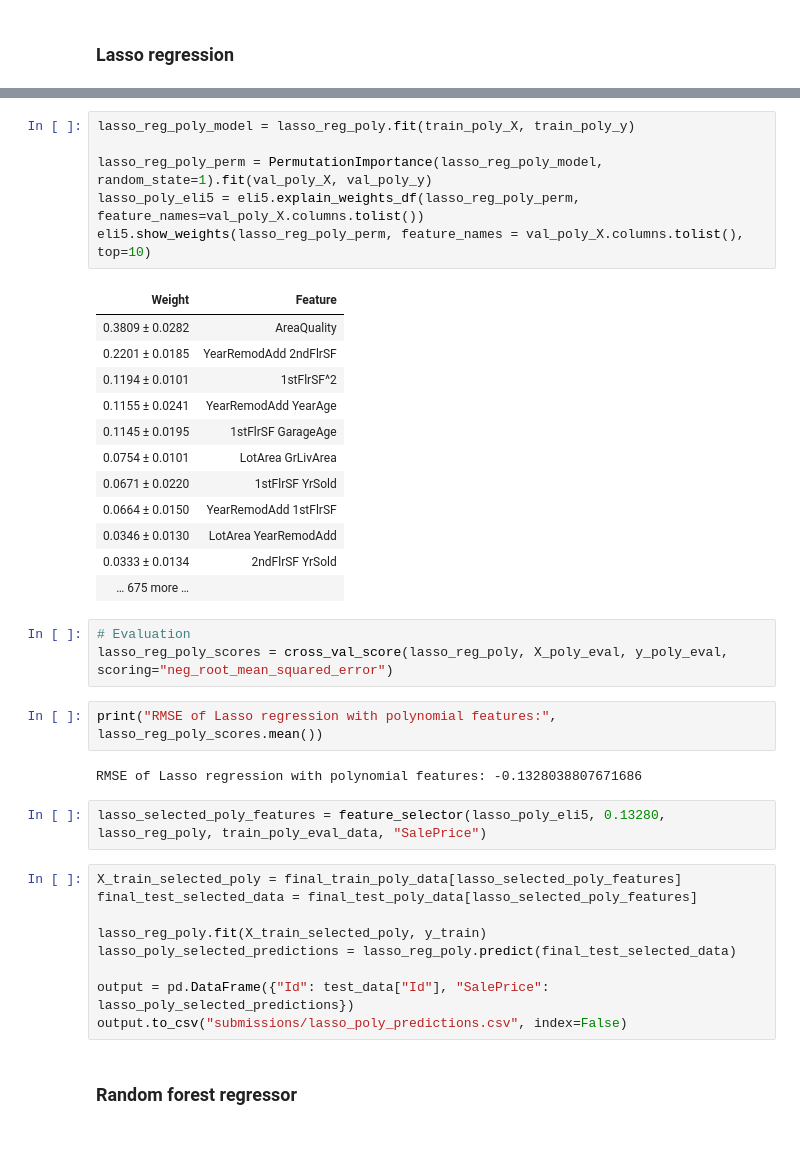
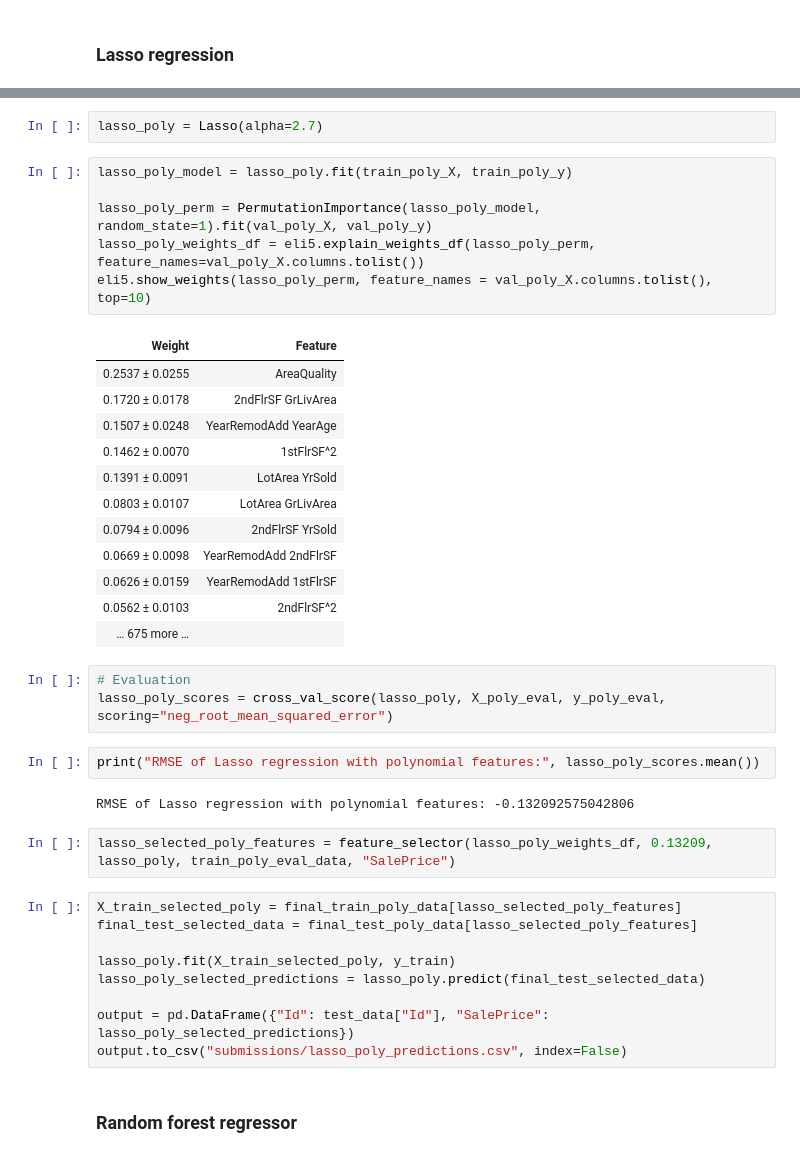
Before and after one commit to Gedas-LT/kaggle-ames-house-prices, a Jupyter notebook: predictions.ipynb, the cells around one changed output, grey strips where cells are left out. Saved outputs shown, nothing was run; the diff lists cells and outputs as text.

```diff
--- a/predictions.ipynb
+++ b/predictions.ipynb
@@ -839,37 +796,39 @@ lasso_reg_poly = Lasso(alpha=6)
+# %%
+lasso_poly = Lasso(alpha=2.7)
 # %%
-lasso_reg_poly_model = lasso_reg_poly.fit(train_poly_X, train_poly_y)
+lasso_poly_model = lasso_poly.fit(train_poly_X, train_poly_y)
 
-lasso_reg_poly_perm = PermutationImportance(lasso_reg_poly_model, random_state=1).fit(val_poly_X, val_poly_y)
-lasso_poly_eli5 = eli5.explain_weights_df(lasso_reg_poly_perm, feature_names=val_poly_X.columns.tolist())
-eli5.show_weights(lasso_reg_poly_perm, feature_names = val_poly_X.columns.tolist(), top=10)
+lasso_poly_perm = PermutationImportance(lasso_poly_model, random_state=1).fit(val_poly_X, val_poly_y)
+lasso_poly_weights_df = eli5.explain_weights_df(lasso_poly_perm, feature_names=val_poly_X.columns.tolist())
+eli5.show_weights(lasso_poly_perm, feature_names = val_poly_X.columns.tolist(), top=10)
 # %% [output]
 | Weight | Feature |
-| 0.3809 ± 0.0282 | AreaQuality |
-| 0.2201 ± 0.0185 | YearRemodAdd 2ndFlrSF |
-| 0.1194 ± 0.0101 | 1stFlrSF^2 |
-| 0.1155 ± 0.0241 | YearRemodAdd YearAge |
-| 0.1145 ± 0.0195 | 1stFlrSF GarageAge |
-| 0.0754 ± 0.0101 | LotArea GrLivArea |
-| 0.0671 ± 0.0220 | 1stFlrSF YrSold |
-| 0.0664 ± 0.0150 | YearRemodAdd 1stFlrSF |
-| 0.0346 ± 0.0130 | LotArea YearRemodAdd |
-| 0.0333 ± 0.0134 | 2ndFlrSF YrSold |
+| 0.2537 ± 0.0255 | AreaQuality |
+| 0.1720 ± 0.0178 | 2ndFlrSF GrLivArea |
+| 0.1507 ± 0.0248 | YearRemodAdd YearAge |
+| 0.1462 ± 0.0070 | 1stFlrSF^2 |
+| 0.1391 ± 0.0091 | LotArea YrSold |
+| 0.0803 ± 0.0107 | LotArea GrLivArea |
+| 0.0794 ± 0.0096 | 2ndFlrSF YrSold |
+| 0.0669 ± 0.0098 | YearRemodAdd 2ndFlrSF |
+| 0.0626 ± 0.0159 | YearRemodAdd 1stFlrSF |
+| 0.0562 ± 0.0103 | 2ndFlrSF^2 |
 | … 675 more … |  |
 # %%
 # Evaluation
-lasso_reg_poly_scores = cross_val_score(lasso_reg_poly, X_poly_eval, y_poly_eval, scoring="neg_root_mean_squared_error")
+lasso_poly_scores = cross_val_score(lasso_poly, X_poly_eval, y_poly_eval, scoring="neg_root_mean_squared_error")
 # %%
-print("RMSE of Lasso regression with polynomial features:", lasso_reg_poly_scores.mean())
+print("RMSE of Lasso regression with polynomial features:", lasso_poly_scores.mean())
 # %% [output]
-RMSE of Lasso regression with polynomial features: -0.1328038807671686
+RMSE of Lasso regression with polynomial features: -0.132092575042806
 # %%
-lasso_selected_poly_features = feature_selector(lasso_poly_eli5, 0.13280, lasso_reg_poly, train_poly_eval_data, "SalePrice")
+lasso_selected_poly_features = feature_selector(lasso_poly_weights_df, 0.13209, lasso_poly, train_poly_eval_data, "SalePrice")
 # %%
 X_train_selected_poly = final_train_poly_data[lasso_selected_poly_features]
 final_test_selected_data = final_test_poly_data[lasso_selected_poly_features]
 
-lasso_reg_poly.fit(X_train_selected_poly, y_train)
-lasso_poly_selected_predictions = lasso_reg_poly.predict(final_test_selected_data)
+lasso_poly.fit(X_train_selected_poly, y_train)
+lasso_poly_selected_predictions = lasso_poly.predict(final_test_selected_data)
 
 output = pd.DataFrame({"Id": test_data["Id"], "SalePrice": lasso_poly_selected_predictions})
 output.to_csv("submissions/lasso_poly_predictions.csv", index=False)
```
Also changed, not shown: parts of 63 cells of this notebook, 8 other files.
